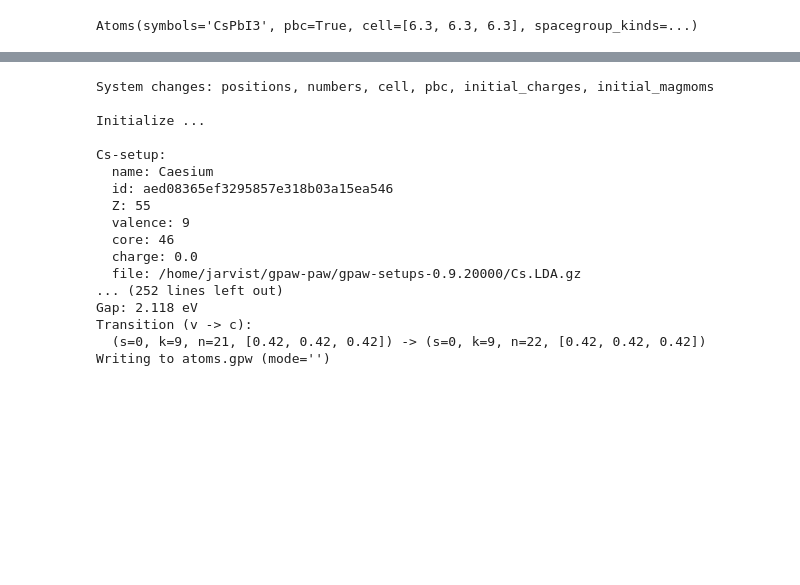
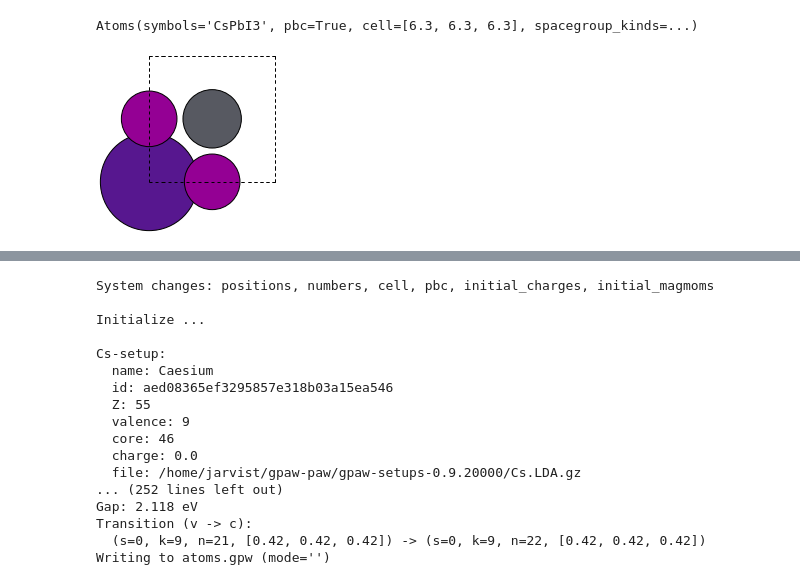
Before and after one commit to jarvist/ijulia-notebooks, a Jupyter notebook: ASE-GPAW-BandStructure.ipynb, the cells around one changed output, grey strips where cells are left out. Cells and saved outputs as stored; diff of their text form; code cells hidden in the pictures; blank space fills up the shorter version.

```diff
--- a/ASE-GPAW-BandStructure.ipynb
+++ b/ASE-GPAW-BandStructure.ipynb
@@ -34,6 +39,19 @@ view(atoms,viewer='x3d')
 print(atoms)
 # %% [output]
 Atoms(symbols='CsPbI3', pbc=True, cell=[6.3, 6.3, 6.3], spacegroup_kinds=...)
+# %%
+# Alternatively, rather than have an interactive 3D visualisation,
+# let's use the ase.write function to output a PNG (picture)
+from ase.io import write
+write('image.png', atoms)
+
+# And then use a bit of iPython magic to pull this image back into the browser
+from IPython.display import Image
+Image("image.png")
+
+# Hawk! A unit cell.
+# %% [output]
+[figure, added]
 # %%
 # Let's boot up GPAW: https://wiki.fysik.dtu.dk/gpaw/
 from gpaw import GPAW, PW
```
Also changed, not shown: parts of 5 cells of this notebook.
